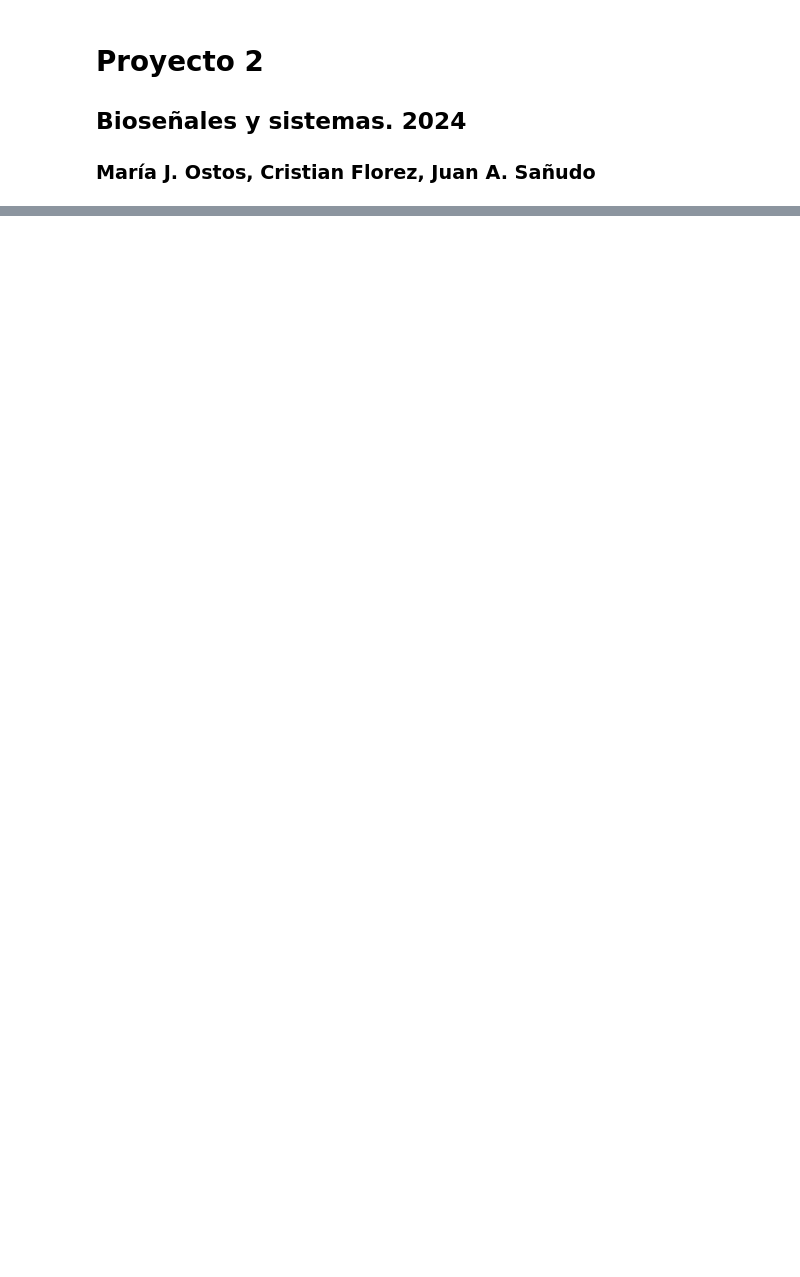
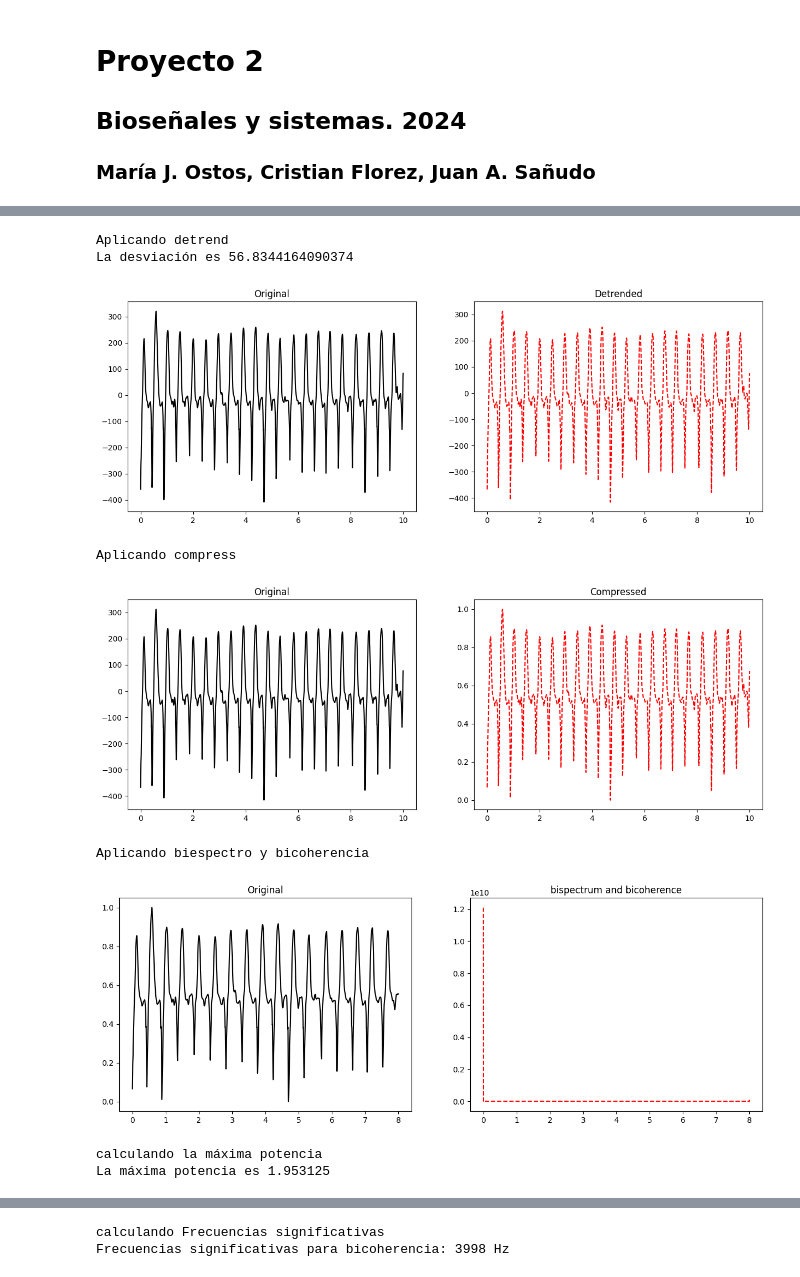
Before and after one commit to MariaOs02/LabBiosenales, a Jupyter notebook: Proyecto_2/Proyecto2.ipynb, the cells around one changed output, grey strips where cells are left out. Cells and saved outputs as stored; diff of their text form; code cells hidden in the pictures; blank space fills up the shorter version.

```diff
--- a/Proyecto_2/Proyecto2.ipynb
+++ b/Proyecto_2/Proyecto2.ipynb
@@ -321,0 +151,6 @@ df_processed
+# %%
+# Función para sumar las frecuencias significativas en bicoherencia
+def significant_frequencies_bicoherence(bicoherence, N):
+    threshold = np.sqrt(9.2 / (2 * N))
+    significant_frequencies = np.sum(bicoherence > threshold)
+    return significant_frequencies
@@ -321,0 +164,45 @@ df_processed
+# %%
+def signal_process(datos,tiempo,fs):
+    print("Aplicando detrend")
+    data_detrended=detrend_n_deviation(datos,tiempo)
+    print(f'La desviación es {data_detrended[1]}')
+    Grafica(tiempo,datos,data_detrended[0],nombre="Detrended")
+
+    print("Aplicando compress")
+    data_compressed=compress(data_detrended[0])
+    Grafica(tiempo,data_detrended[0],data_compressed,"Compressed")
+
+    print("Aplicando biespectro y bicoherencia")
+    bisp_Bic=bispectrum_bicoherence(data_compressed,N=4000)
+    # Grafica(datos[:len(bisp_Bic[0])],data_compressed[:len(bisp_Bic[0])],bisp_Bic[0],"bispectrum and bicoherence")
+    Grafica(tiempo[:len(bisp_Bic[0])],data_compressed[:len(bisp_Bic[0])],bisp_Bic[0],"bispectrum and bicoherence")
+    # Grafica(tiempo,data_compressed,bisp_Bic[0],"bispectrum and bicoherence")
+
+    print("calculando la máxima potencia")
+    max_p=max_power_frequency(datos,fs)
+    print(f'La máxima potencia es {max_p[0]}')
+    plt.figure(figsize=(10, 5))
+    plt.semilogy(max_p[1], max_p[2], label='Densidad Espectral de Potencia')
+    plt.axvline(max_p[0], color='r', linestyle='--', label=f'Máxima Frecuencia: {max_p[0]:.2f} Hz')
+    plt.title('Densidad Espectral de Potencia')
+    plt.xlabel('Frecuencia [Hz]')
+    plt.ylabel('Densidad Espectral [V^2/Hz]')
+    plt.legend()
+    plt.grid()
+    plt.show()
+
+    print("calculando Frecuencias significativas")
+    sig_f=significant_frequencies_bicoherence(bisp_Bic[1],len(bisp_Bic[1]))
+    print(f'Frecuencias significativas para bicoherencia: {sig_f} Hz')
+# %%
+signal_process(datos_II,tiempo_II,fs)
+# %% [output]
+Aplicando detrend
+La desviación es 56.8344164090374
+[figure, added]
+Aplicando compress
+[figure, added]
+Aplicando biespectro y bicoherencia
+[figure, added]
+calculando la máxima potencia
+La máxima potencia es 1.953125
@@ -321,0 +210,2 @@ df_processed
+calculando Frecuencias significativas
+Frecuencias significativas para bicoherencia: 3998 Hz
```
Also changed, not shown: parts of 38 cells of this notebook.
